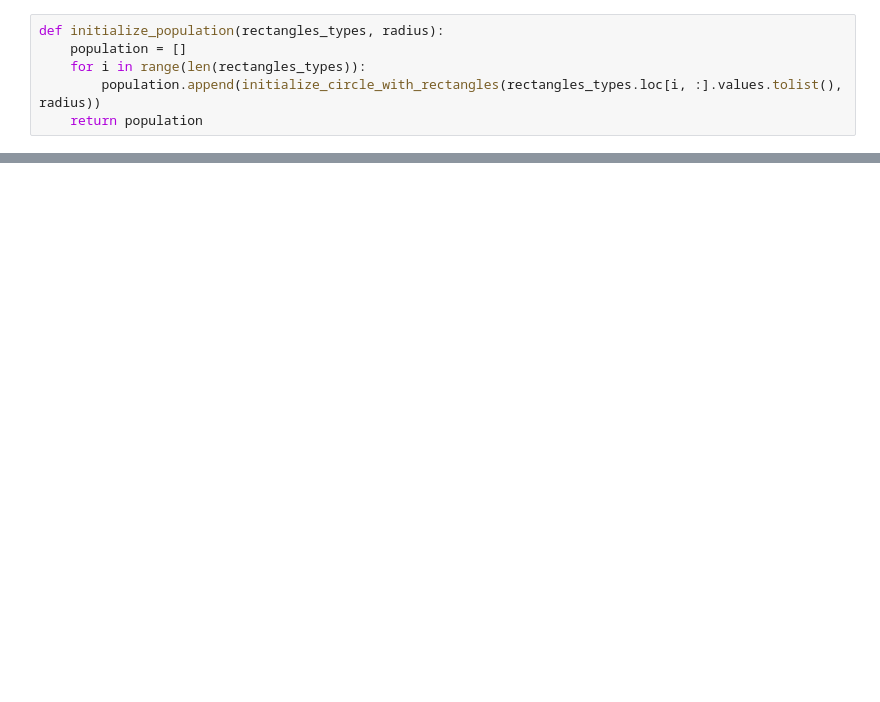
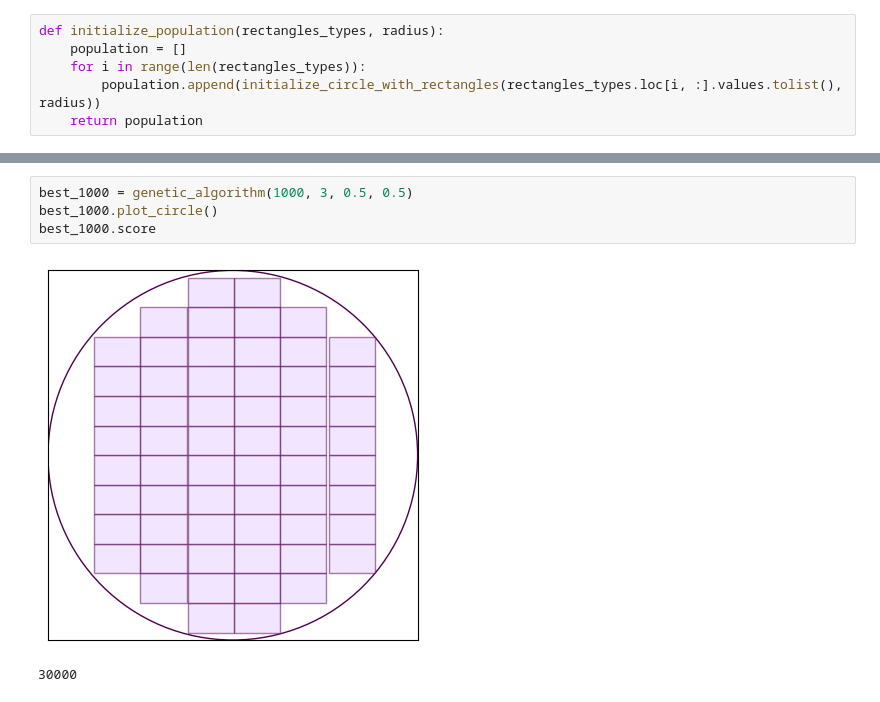
Before and after one commit to malwina0/2023L-Computational_Intelligence_Methods, a Jupyter notebook: Genetic Algorithm/GeneticAlgorithm.ipynb, the cells around one changed output, grey strips where cells are left out. Drawn from its saved outputs; the diff is of its cells as text; blank space fills up the shorter version.

```diff
--- a/Genetic Algorithm/GeneticAlgorithm.ipynb
+++ b/Genetic Algorithm/GeneticAlgorithm.ipynb
@@ -279,0 +380,7 @@ def single_mutation(circle_to_mutate):
+# %%
+best_1000 = genetic_algorithm(1000, 3, 0.5, 0.5)
+best_1000.plot_circle()
+best_1000.score
+# %% [output]
+[figure, added]
+30000
```
Also changed, not shown: parts of 43 cells of this notebook.
